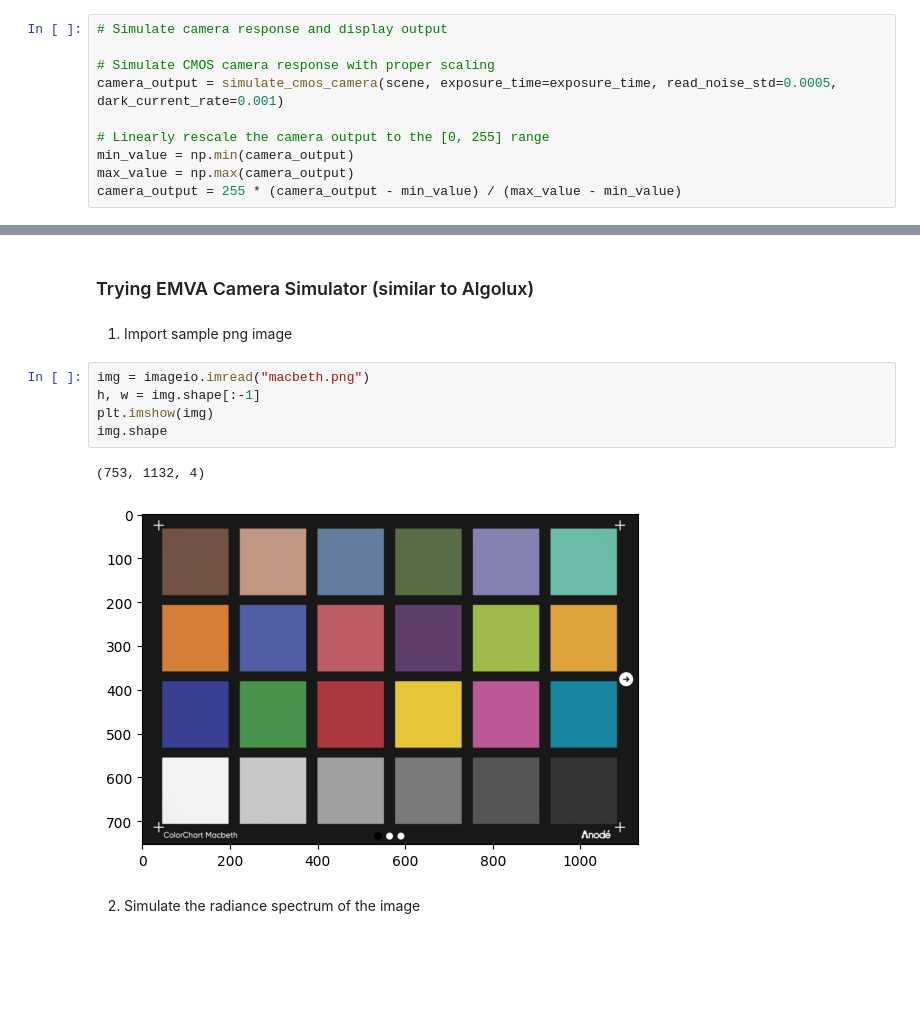
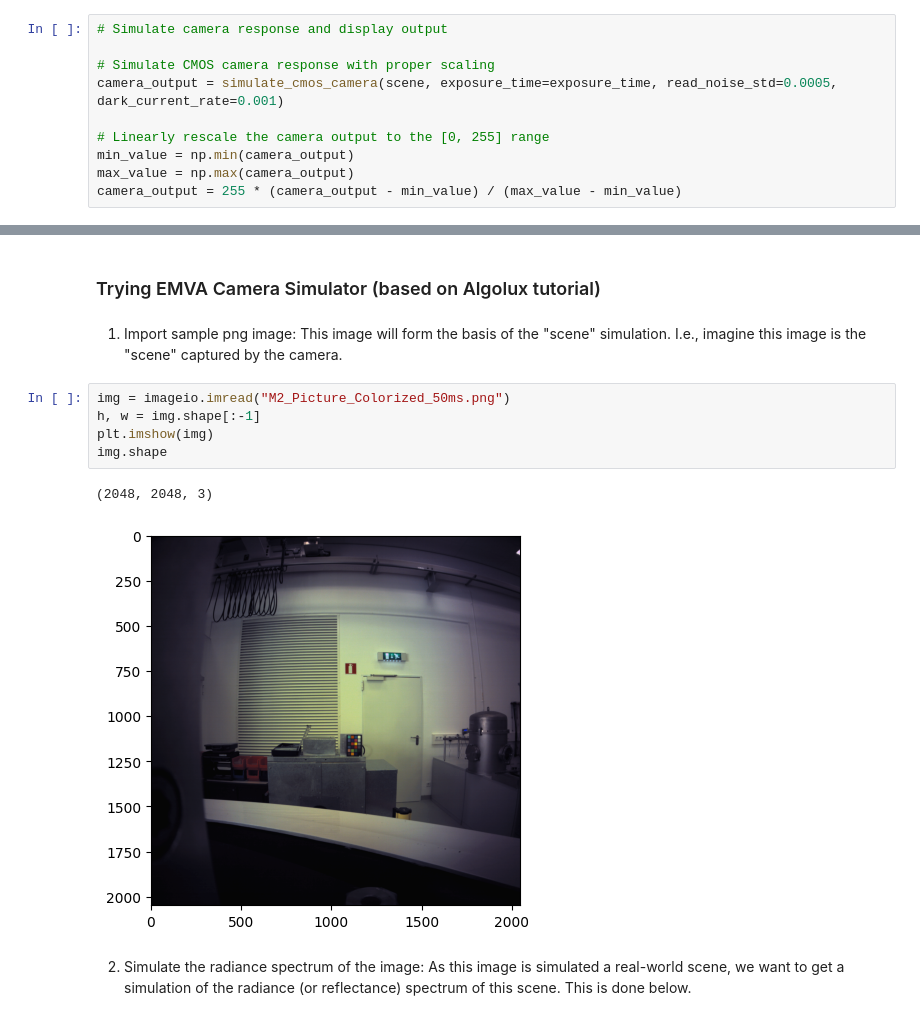
Before and after one commit to pbecerrav/cam_sim, a Jupyter notebook: cam_sim.ipynb, the cells around one changed output, grey strips where cells are left out. Drawn from its saved outputs; the diff is of its cells as text; blank space fills up the shorter version.

```diff
--- a/cam_sim.ipynb
+++ b/cam_sim.ipynb
@@ -227,17 +217,17 @@ print(scene_mean, camera_output_mean)
 # %% [markdown]
-### Trying EMVA Camera Simulator (similar to Algolux)
+### Trying EMVA Camera Simulator (based on Algolux tutorial)
-# %% [markdown]
-1. Import sample png image
+# %% [markdown]
+1. Import sample png image: This image will form the basis of the "scene" simulation. I.e., imagine this image is the "scene" captured by the camera.
 # %%
-img = imageio.imread("macbeth.png")
+img = imageio.imread("M2_Picture_Colorized_50ms.png")
 h, w = img.shape[:-1]
 plt.imshow(img)
 img.shape
 # %% [output]
-(753, 1132, 4)
+(2048, 2048, 3)
-[figure, old version]
+[figure, new version]
-# %% [markdown]
-2. Simulate the radiance spectrum of the image
+# %% [markdown]
+2. Simulate the radiance spectrum of the image: As this image is simulated a real-world scene, we want to get a simulation of the radiance (or reflectance) spectrum of this scene. This is done below.
 # %%
 # Peak Wavelength values for R, G, and B
 
```
Also changed, not shown: parts of 26 cells of this notebook, 1 other file.
